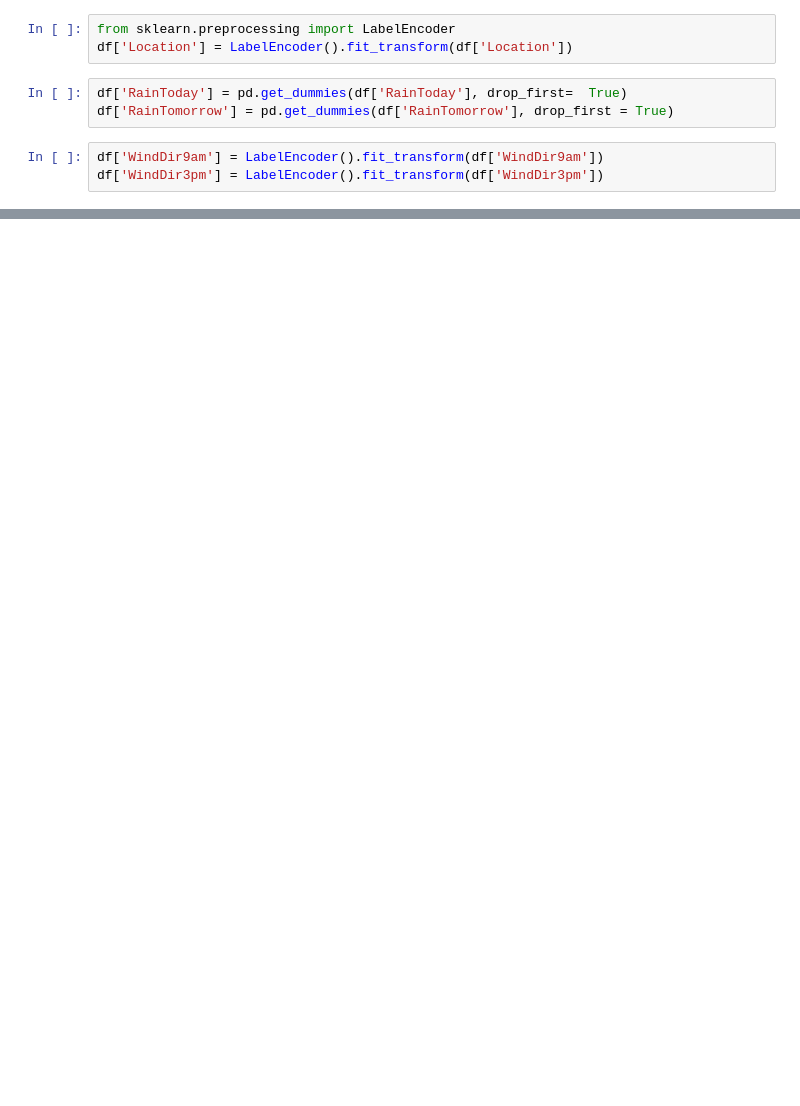
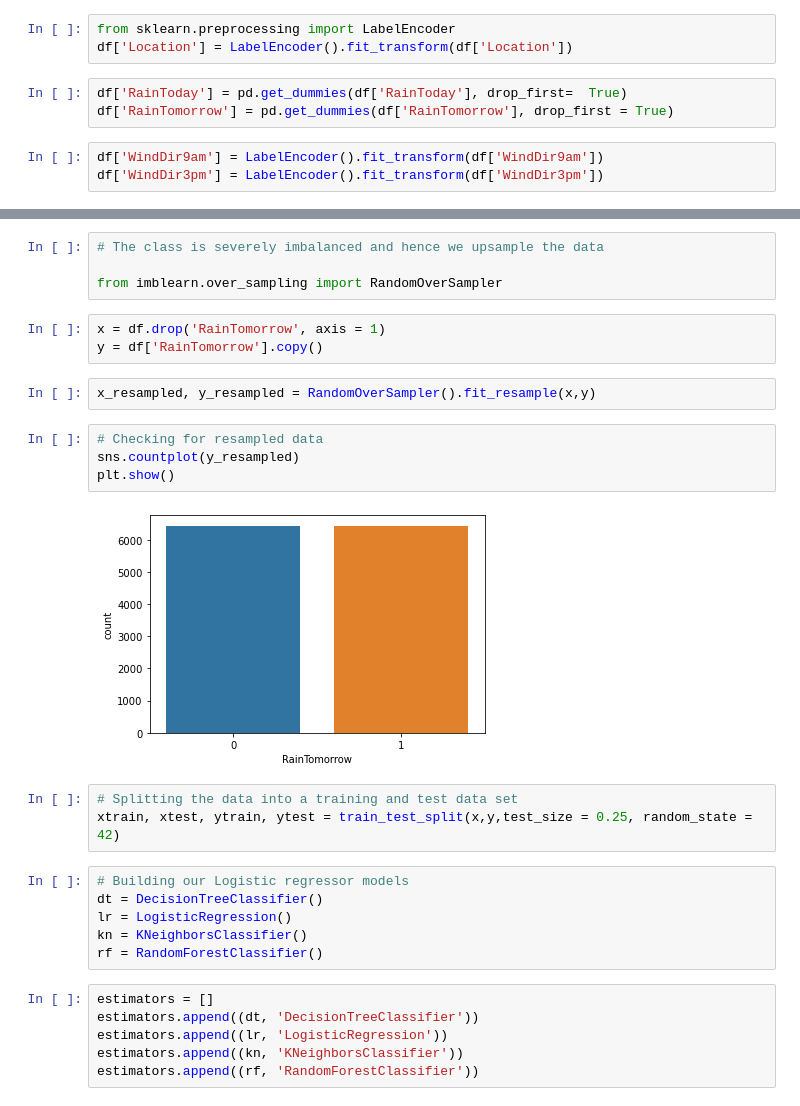
Before and after one commit to zobekenobe/DT-Evaluation-Project, a Jupyter notebook: Project 9.ipynb, the cells around one changed output, grey strips where cells are left out. Cells and saved outputs as stored; diff of their text form; blank space fills up the shorter version.

```diff
--- a/Project 9.ipynb
+++ b/Project 9.ipynb
@@ -452,0 +485,30 @@ df['WindDir3pm'] = LabelEncoder().fit_transform(df['WindDir3pm'])
+# %%
+# The class is severely imbalanced and hence we upsample the data
+
+from imblearn.over_sampling import RandomOverSampler
+# %%
+x = df.drop('RainTomorrow', axis = 1)
+y = df['RainTomorrow'].copy()
+# %%
+x_resampled, y_resampled = RandomOverSampler().fit_resample(x,y)
+# %%
+# Checking for resampled data
+sns.countplot(y_resampled)
+plt.show()
+# %% [output]
+[figure, added]
+# %%
+# Splitting the data into a training and test data set
+xtrain, xtest, ytrain, ytest = train_test_split(x,y,test_size = 0.25, random_state = 42)
+# %%
+# Building our Logistic regressor models
+dt = DecisionTreeClassifier()
+lr = LogisticRegression()
+kn = KNeighborsClassifier()
+rf = RandomForestClassifier()
+# %%
+estimators = []
+estimators.append((dt, 'DecisionTreeClassifier'))
+estimators.append((lr, 'LogisticRegression'))
+estimators.append((kn, 'KNeighborsClassifier'))
+estimators.append((rf, 'RandomForestClassifier'))
```
Also changed, not shown: parts of 14 cells of this notebook.
